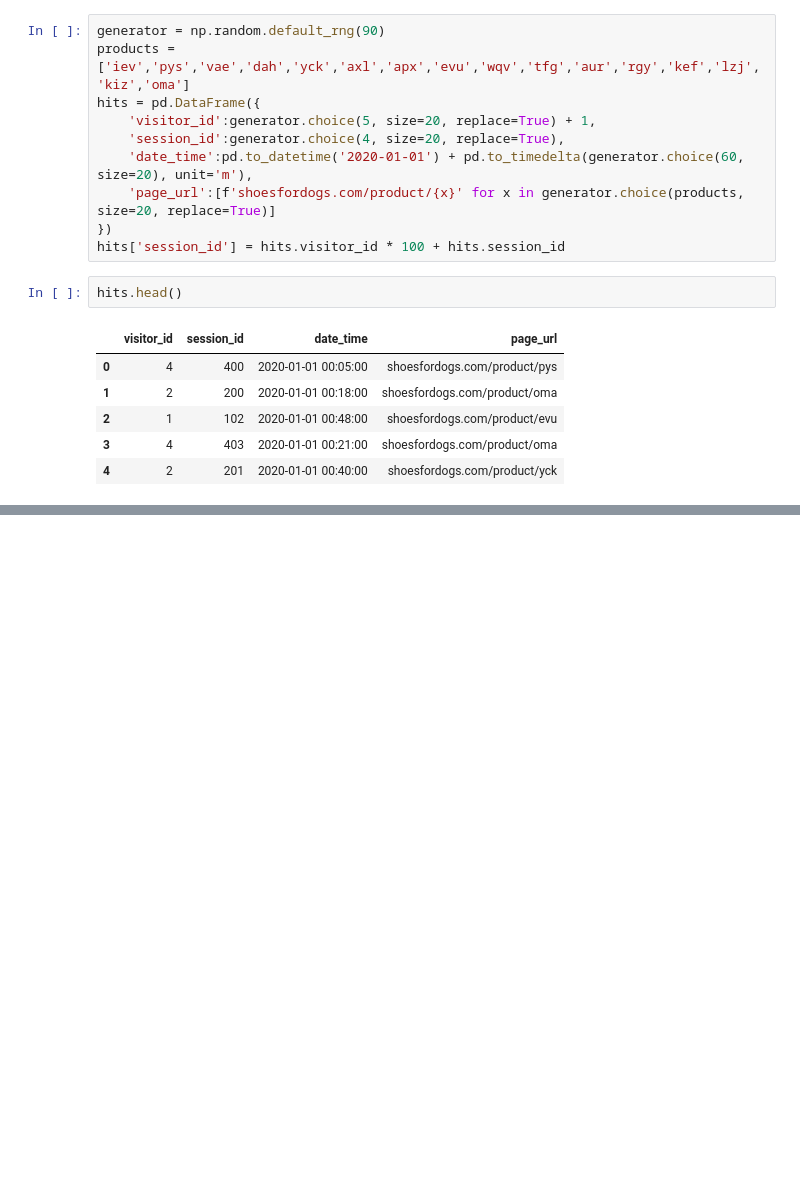
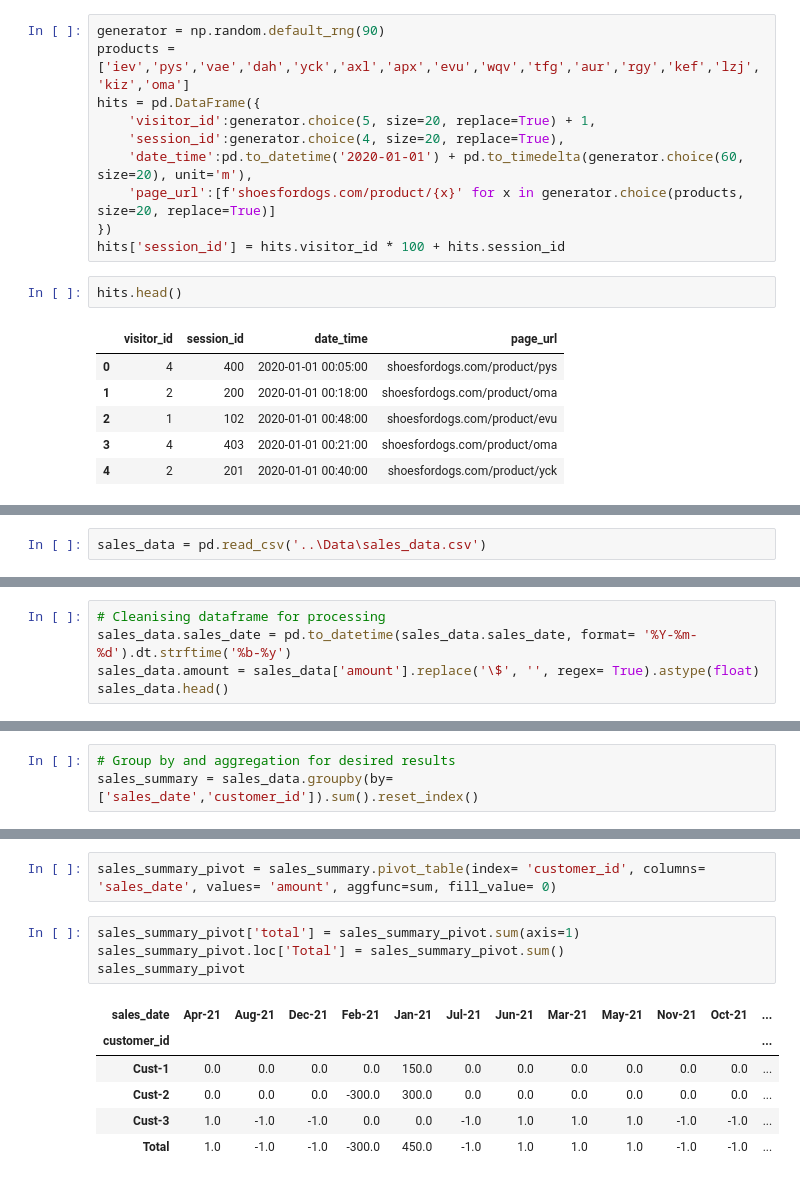
Before and after one commit to 986himanshu/Data-analysis-and-statistics, a Jupyter notebook: Experiment/Pandas.ipynb, the cells around one changed output, grey strips where cells are left out. Drawn from its saved outputs; the diff is of its cells as text; blank space fills up the shorter version.

Commit message:
Added some additional queries of SQL that can be done in dataframe paradigm of pandas

```diff
--- a/Experiment/Pandas.ipynb
+++ b/Experiment/Pandas.ipynb
@@ -562,0 +955,2 @@ pd.DataFrame.
+# %%
+sales_data = pd.read_csv('..\Data\sales_data.csv')
@@ -562,0 +990,5 @@ pd.DataFrame.
+# %%
+# Cleanising dataframe for processing
+sales_data.sales_date = pd.to_datetime(sales_data.sales_date, format= '%Y-%m-%d').dt.strftime('%b-%y')
+sales_data.amount = sales_data['amount'].replace('\$', '', regex= True).astype(float)
+sales_data.head()
@@ -562,0 +1002,3 @@ pd.DataFrame.
+# %%
+# Group by and aggregation for desired results
+sales_summary = sales_data.groupby(by= ['sales_date','customer_id']).sum().reset_index()
@@ -562,0 +1022,13 @@ pd.DataFrame.
+# %%
+sales_summary_pivot = sales_summary.pivot_table(index= 'customer_id', columns= 'sales_date', values= 'amount', aggfunc=sum, fill_value= 0)
+# %%
+sales_summary_pivot['total'] = sales_summary_pivot.sum(axis=1)
+sales_summary_pivot.loc['Total'] = sales_summary_pivot.sum()
+sales_summary_pivot
+# %% [output]
+| sales_date | Apr-21 | Aug-21 | Dec-21 | Feb-21 | Jan-21 | Jul-21 | Jun-21 | Mar-21 | May-21 | Nov-21 | Oct-21 | ... |
+| customer_id |  |  |  |  |  |  |  |  |  |  |  | ... |
+| Cust-1 | 0.0 | 0.0 | 0.0 | 0.0 | 150.0 | 0.0 | 0.0 | 0.0 | 0.0 | 0.0 | 0.0 | ... |
+| Cust-2 | 0.0 | 0.0 | 0.0 | -300.0 | 300.0 | 0.0 | 0.0 | 0.0 | 0.0 | 0.0 | 0.0 | ... |
+| Cust-3 | 1.0 | -1.0 | -1.0 | 0.0 | 0.0 | -1.0 | 1.0 | 1.0 | 1.0 | -1.0 | -1.0 | ... |
+| Total | 1.0 | -1.0 | -1.0 | -300.0 | 450.0 | -1.0 | 1.0 | 1.0 | 1.0 | -1.0 | -1.0 | ... |
```
Also changed, not shown: parts of 59 cells of this notebook, 8 other files.
